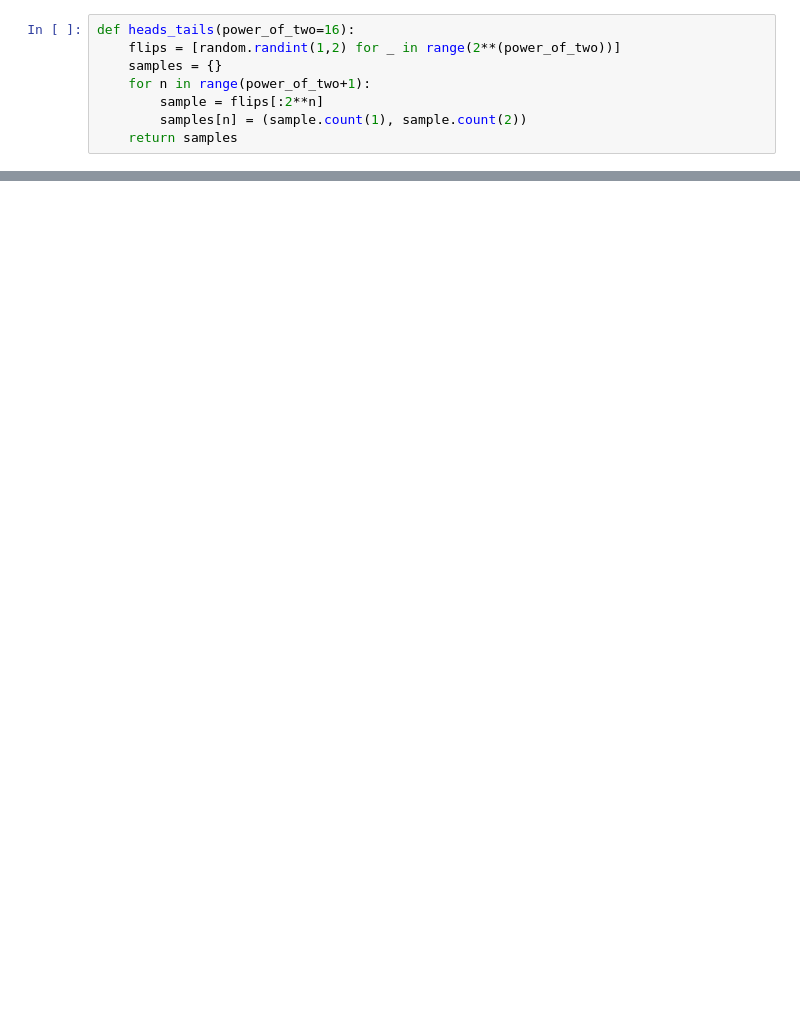
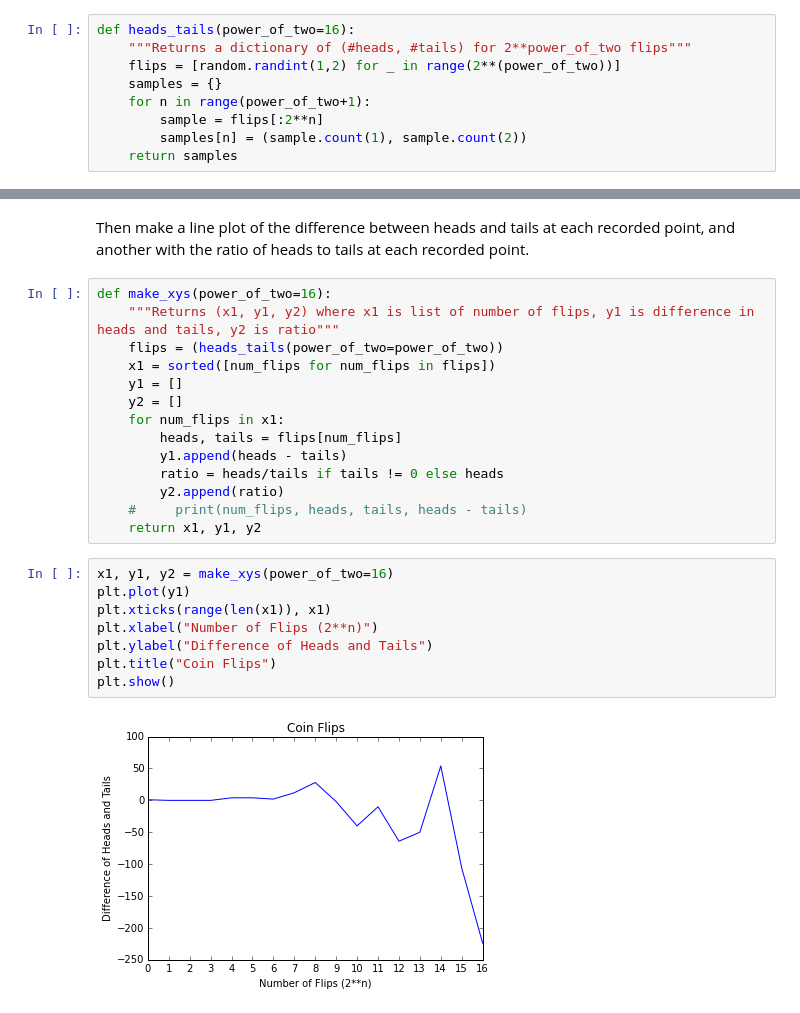
Before and after one commit to jwaldrep/charting-coin-flips, a Jupyter notebook: Coin_Flips.ipynb, the cells around one changed output, grey strips where cells are left out. Cells and saved outputs as stored; diff of their text form; blank space fills up the shorter version.

Commit message:
Add multiple plots of n=2**16

```diff
--- a/Coin_Flips.ipynb
+++ b/Coin_Flips.ipynb
@@ -8,6 +9,7 @@ import matplotlib.pyplot as plt
 %matplotlib inline
 # %%
 def heads_tails(power_of_two=16):
+    """Returns a dictionary of (#heads, #tails) for 2**power_of_two flips"""
     flips = [random.randint(1,2) for _ in range(2**(power_of_two))]
     samples = {}
     for n in range(power_of_two+1):
@@ -21,0 +40,26 @@ print(flips)
+# %% [markdown]
+Then make a line plot of the difference between heads and tails at each recorded point, and another with the ratio of heads to tails at each recorded point.
+# %%
+def make_xys(power_of_two=16):
+    """Returns (x1, y1, y2) where x1 is list of number of flips, y1 is difference in heads and tails, y2 is ratio"""
+    flips = (heads_tails(power_of_two=power_of_two))
+    x1 = sorted([num_flips for num_flips in flips])
+    y1 = []
+    y2 = []
+    for num_flips in x1:
+        heads, tails = flips[num_flips]
+        y1.append(heads - tails)
+        ratio = heads/tails if tails != 0 else heads
+        y2.append(ratio)
+    #     print(num_flips, heads, tails, heads - tails)
+    return x1, y1, y2
+# %%
+x1, y1, y2 = make_xys(power_of_two=16)
+plt.plot(y1)
+plt.xticks(range(len(x1)), x1)
+plt.xlabel("Number of Flips (2**n)")
+plt.ylabel("Difference of Heads and Tails")
+plt.title("Coin Flips")
+plt.show()
+# %% [output]
+[figure, added]
```
Also changed, not shown: parts of 14 cells of this notebook.
